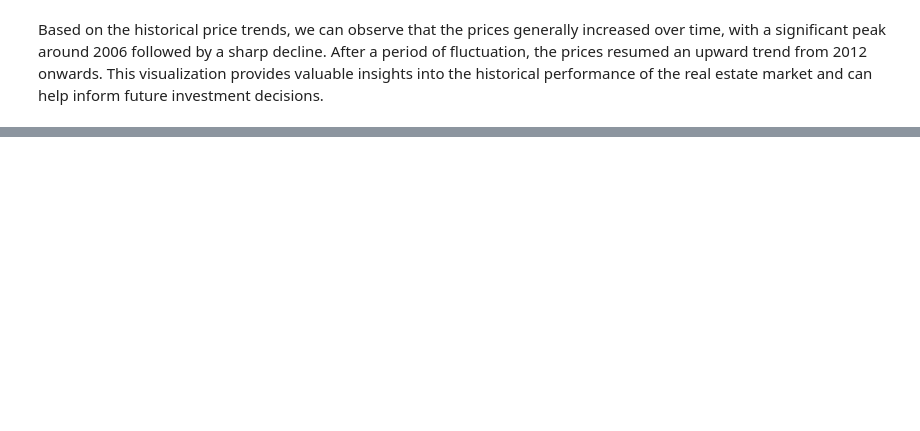
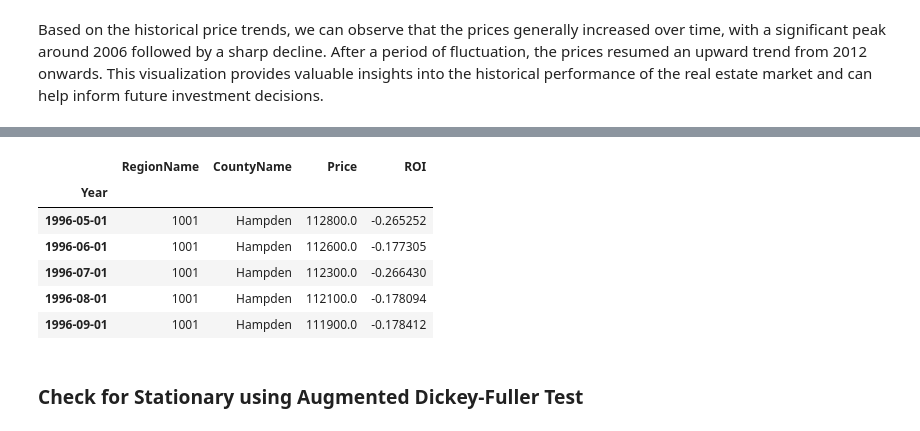
Before and after one commit to mbuvimuia/Time-Series-Analysis-Zillow-Data, a Jupyter notebook: index.ipynb, the cells around one changed output, grey strips where cells are left out. Cells and saved outputs as stored; diff of their text form; code cells hidden in the pictures; blank space fills up the shorter version.

```diff
--- a/index.ipynb
+++ b/index.ipynb
@@ -333,0 +352,3 @@ Based on the historical price trends, we can observe that the prices generally i
+# %%
+# Drop unnecessary columns
+df_cleaned.drop(columns=['RegionID', 'City', 'State', 'SizeRank'], inplace=True)
@@ -333,0 +364,43 @@ Based on the historical price trends, we can observe that the prices generally i
+# %%
+
+
+# Adjust id_vars based on the actual column names
+id_vars = ['RegionName', 'CountyName']
+
+# Ensure all id_vars are present in df_cleaned
+missing_vars = [var for var in id_vars if var not in df_cleaned.columns]
+if missing_vars:
+    raise KeyError(f"The following 'id_vars' are not present in the DataFrame: {missing_vars}")
+
+
+# Reshape the data to have dates as index and zip codes as columns
+df_reshaped = pd.melt(df_cleaned, id_vars= id_vars,
+                      var_name='Year', value_name='Price')
+
+# Convert the Year column to datetime
+df_reshaped['Year'] = pd.to_datetime(df_reshaped['Year'], format='%Y-%m')
+
+# Sort the data by 'RegionName' and 'Year'
+df_reshaped = df_reshaped.sort_values(by=['RegionName', 'Year'])
+
+# Calculate the ROI
+df_reshaped['ROI'] = df_reshaped.groupby('RegionName')['Price'].pct_change() * 100
+
+# Drop rows with NaN ROI(First row for each zip code)
+df_reshaped = df_reshaped.dropna(subset=['ROI'])
+
+# Set the index to 'Year' for time series analysis
+df_reshaped.set_index('Year', inplace=True)
+
+# Display reorganized data
+df_reshaped.head()
+# %% [output]
+|  | RegionName | CountyName | Price | ROI |
+| Year |  |  |  |  |
+| 1996-05-01 | 1001 | Hampden | 112800.0 | -0.265252 |
+| 1996-06-01 | 1001 | Hampden | 112600.0 | -0.177305 |
+| 1996-07-01 | 1001 | Hampden | 112300.0 | -0.266430 |
+| 1996-08-01 | 1001 | Hampden | 112100.0 | -0.178094 |
+| 1996-09-01 | 1001 | Hampden | 111900.0 | -0.178412 |
+# %% [markdown]
+### Check for Stationary using Augmented Dickey-Fuller Test
```
Also changed, not shown: parts of 19 cells of this notebook.
